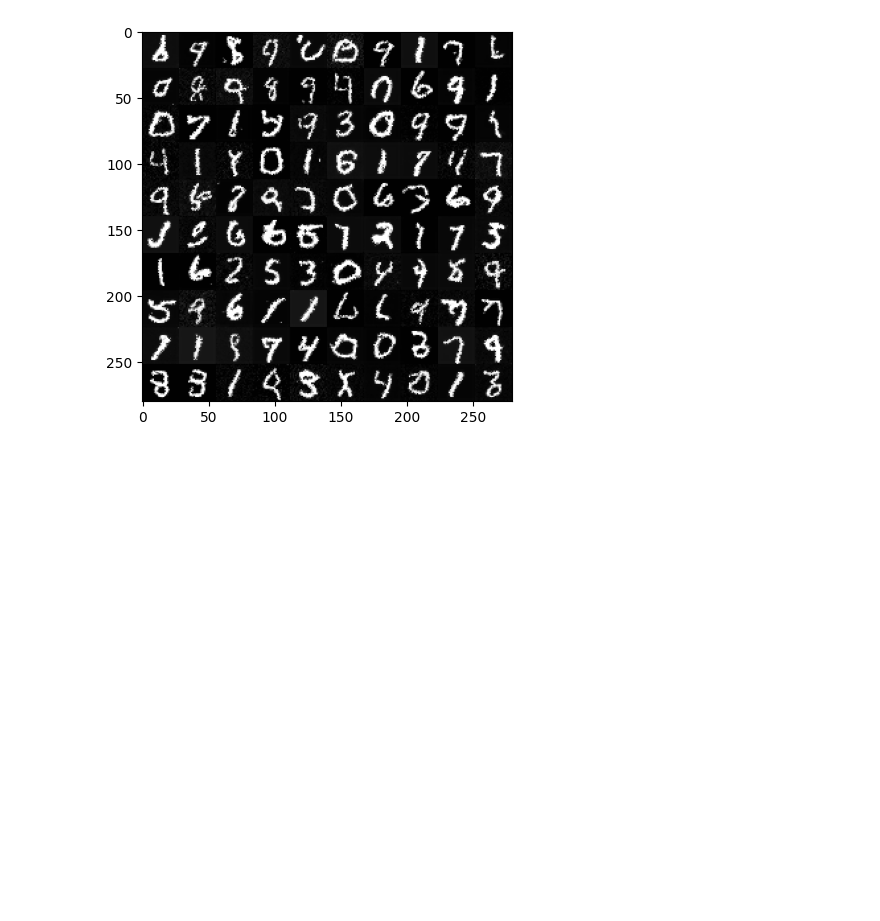
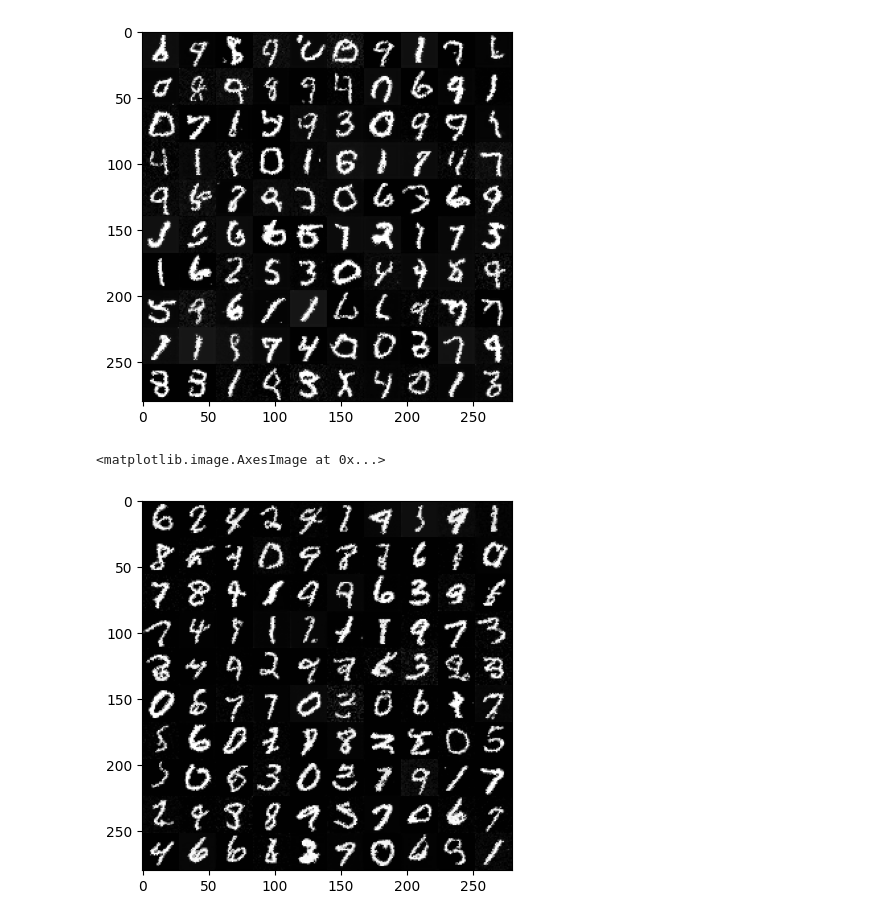
Before and after one commit to atong01/conditional-flow-matching, a Jupyter notebook: examples/mnist_example.ipynb, the cells around one changed output. Drawn from its saved outputs; the diff is of its cells as text; code cells hidden in the pictures; blank space fills up the shorter version.

```diff
--- a/examples/mnist_example.ipynb
+++ b/examples/mnist_example.ipynb
@@ -100,6 +100,22 @@ for epoch in range(n_epochs):
         loss = flow_loss + score_loss
         loss.backward()
         optimizer.step()
+# %%
+node = NeuralODE(
+    model, solver="euler", sensitivity="adjoint", atol=1e-4, rtol=1e-4
+)
+# Evaluate the ODE
+with torch.no_grad():
+    traj = node.trajectory(
+        torch.randn(100, 1, 28, 28).to(device),
+        t_span=torch.linspace(0, 1, 1000).to(device),
+    )
+grid = make_grid(traj[-1, :100].view([-1, 1, 28, 28]).clip(-1, 1), value_range=(-1, 1), padding=0, nrow=10)
+img = ToPILImage()(grid)
+plt.imshow(img)
+# %% [output]
+<matplotlib.image.AxesImage at 0x...>
+[figure, added]
 # %%
 # follows example from https://github.com/google-research/torchsde/blob/master/examples/cont_ddpm.py
 class SDE(torch.nn.Module):
```
Also changed, not shown: parts of 5 cells of this notebook.
